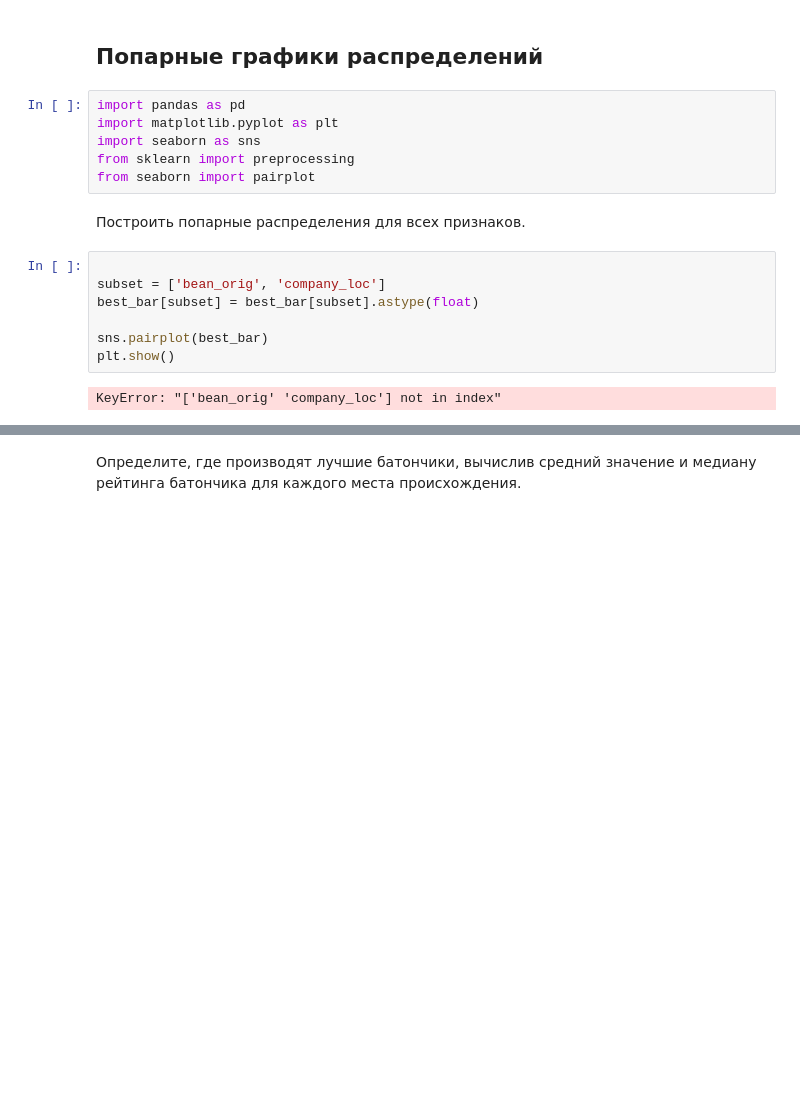
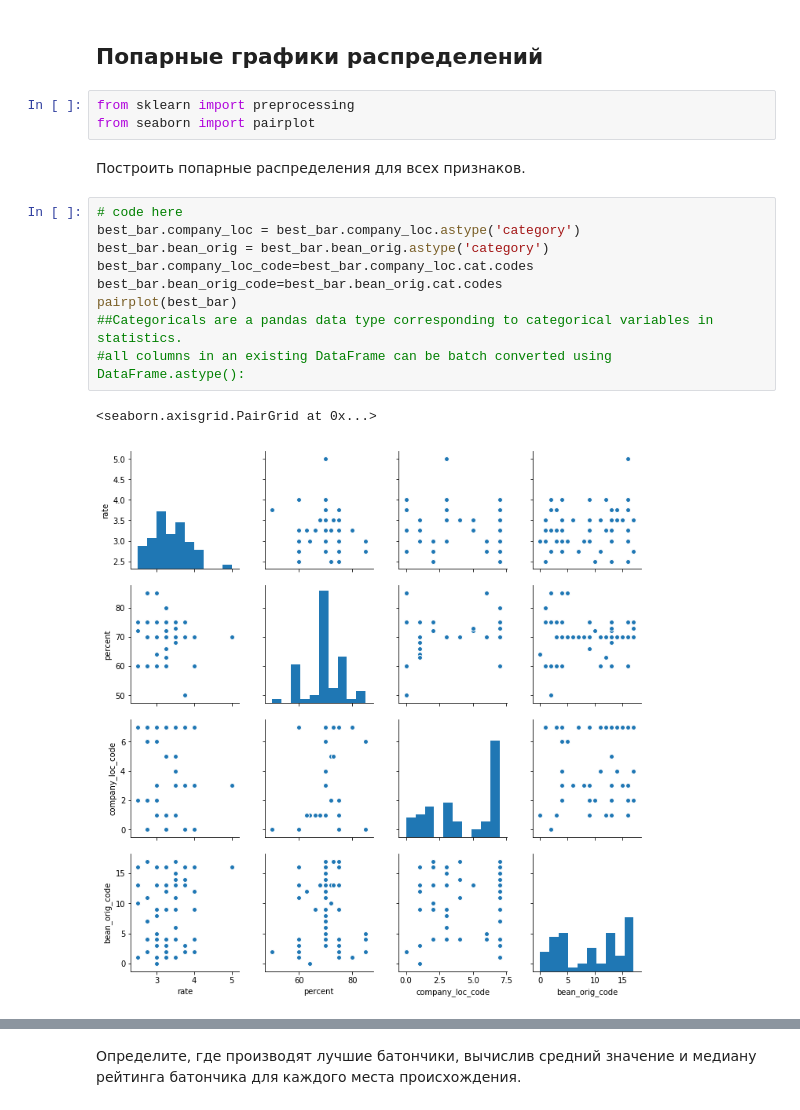
Before and after one commit to experimen/Repository_1, a Jupyter notebook: 1/Lab1_Zubareva.ipynb, the cells around one changed output, grey strips where cells are left out. Drawn from its saved outputs; the diff is of its cells as text; blank space fills up the shorter version.

```diff
--- a/1/Lab1_Zubareva.ipynb
+++ b/1/Lab1_Zubareva.ipynb
@@ -263,19 +263,19 @@ Text(0,0.5,' ')
 # %% [markdown]
 ## Попарные графики распределений
 # %%
-import pandas as pd
-import matplotlib.pyplot as plt
-import seaborn as sns
 from sklearn import preprocessing
 from seaborn import pairplot
 # %% [markdown]
 Построить попарные распределения для всех признаков.
-# %%
-
-subset = ['bean_orig', 'company_loc']
-best_bar[subset] = best_bar[subset].astype(float)
-
-sns.pairplot(best_bar)
-plt.show()
-# %% [output]
-KeyError: "['bean_orig' 'company_loc'] not in index"
+# %%
+# code here
+best_bar.company_loc = best_bar.company_loc.astype('category')
+best_bar.bean_orig = best_bar.bean_orig.astype('category')
+best_bar.company_loc_code=best_bar.company_loc.cat.codes
+best_bar.bean_orig_code=best_bar.bean_orig.cat.codes
+pairplot(best_bar)
+##Categoricals are a pandas data type corresponding to categorical variables in statistics.
+#all columns in an existing DataFrame can be batch converted using DataFrame.astype():
+# %% [output]
+<seaborn.axisgrid.PairGrid at 0x...>
+[figure, added]
```
Also changed, not shown: parts of 8 cells of this notebook.
